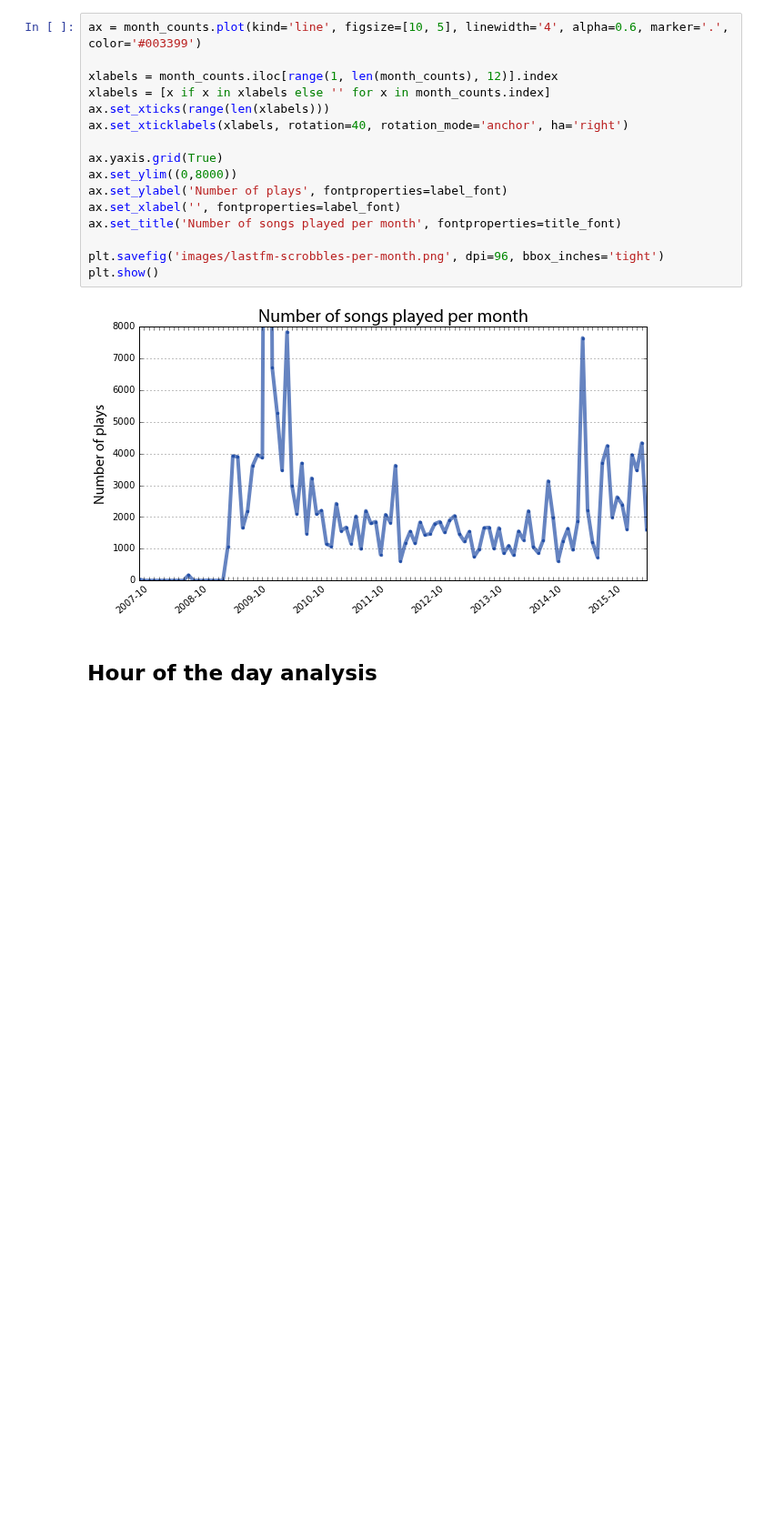
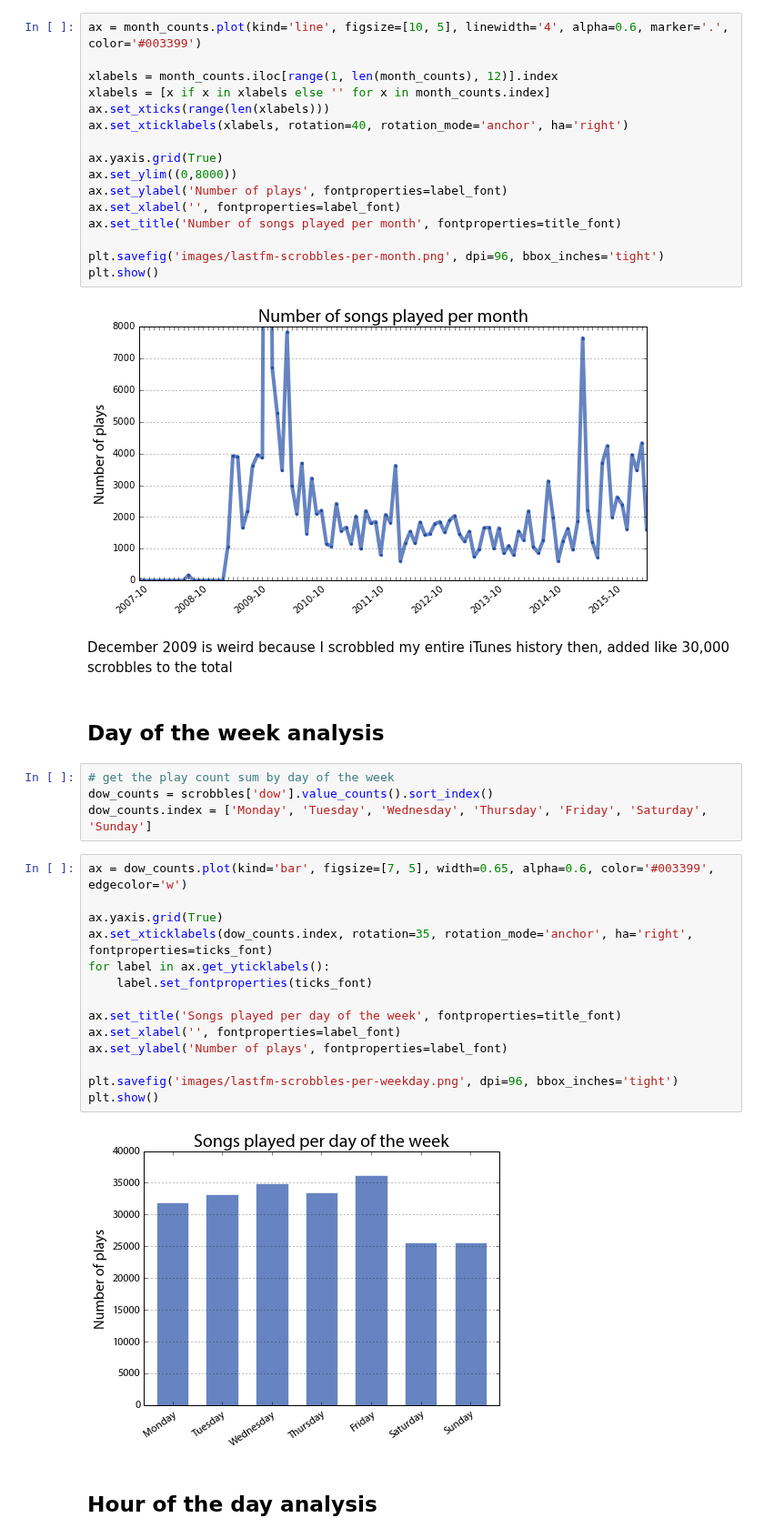
Before and after one commit to gboeing/data-visualization, a Jupyter notebook: lastfm-listening-history/lastfm_analysis.ipynb, the cells around one changed output. Shown at 91% size. Cells and saved outputs as stored; diff of their text form; blank space fills up the shorter version.

```diff
--- a/lastfm-listening-history/lastfm_analysis.ipynb
+++ b/lastfm-listening-history/lastfm_analysis.ipynb
@@ -191,6 +198,30 @@ plt.savefig('images/lastfm-scrobbles-per-month.png', dpi=96, bbox_inches='tight'
 plt.show()
 # %% [output]
 [figure]
+# %% [markdown]
+December 2009 is weird because I scrobbled my entire iTunes history then, added like 30,000 scrobbles to the total
+# %% [markdown]
+## Day of the week analysis
+# %%
+# get the play count sum by day of the week
+dow_counts = scrobbles['dow'].value_counts().sort_index()
+dow_counts.index = ['Monday', 'Tuesday', 'Wednesday', 'Thursday', 'Friday', 'Saturday', 'Sunday']
+# %%
+ax = dow_counts.plot(kind='bar', figsize=[7, 5], width=0.65, alpha=0.6, color='#003399', edgecolor='w')
+
+ax.yaxis.grid(True)
+ax.set_xticklabels(dow_counts.index, rotation=35, rotation_mode='anchor', ha='right', fontproperties=ticks_font)
+for label in ax.get_yticklabels():
+    label.set_fontproperties(ticks_font)
+
+ax.set_title('Songs played per day of the week', fontproperties=title_font)
+ax.set_xlabel('', fontproperties=label_font)
+ax.set_ylabel('Number of plays', fontproperties=label_font)
+
+plt.savefig('images/lastfm-scrobbles-per-weekday.png', dpi=96, bbox_inches='tight')
+plt.show()
+# %% [output]
+[figure, added]
 # %% [markdown]
 ## Hour of the day analysis
 # %%
```
Also changed, not shown: parts of 10 cells of this notebook, 2 other files.
